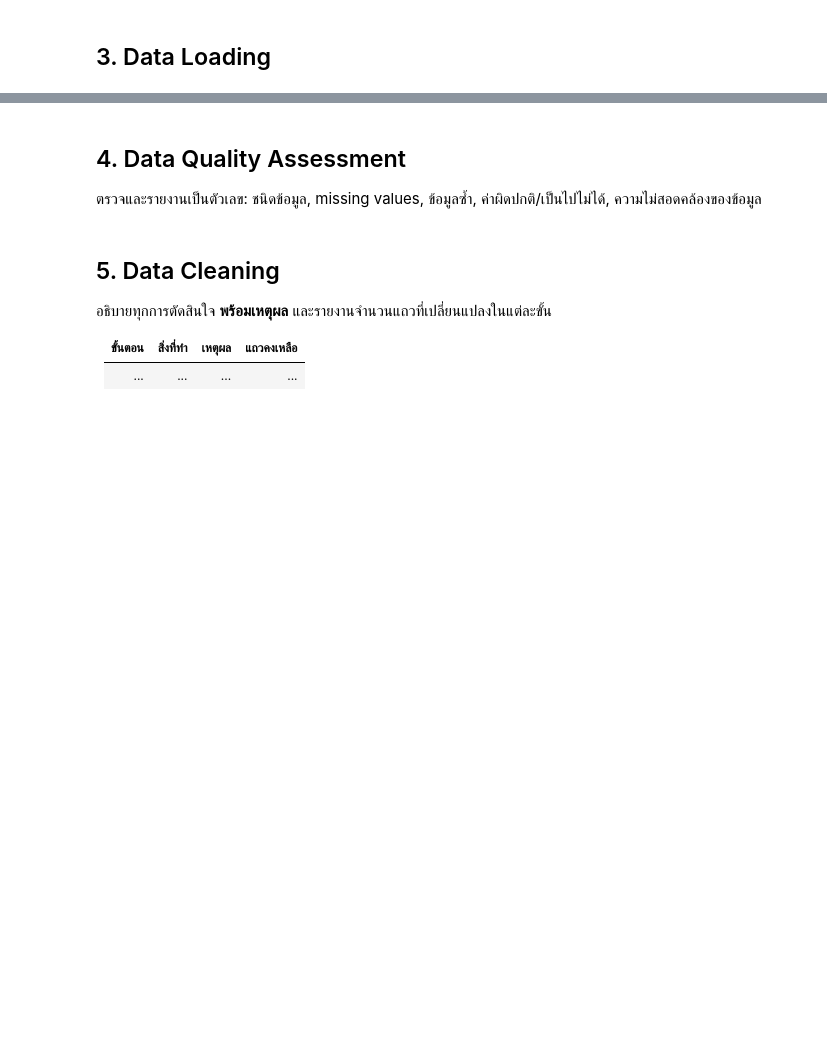
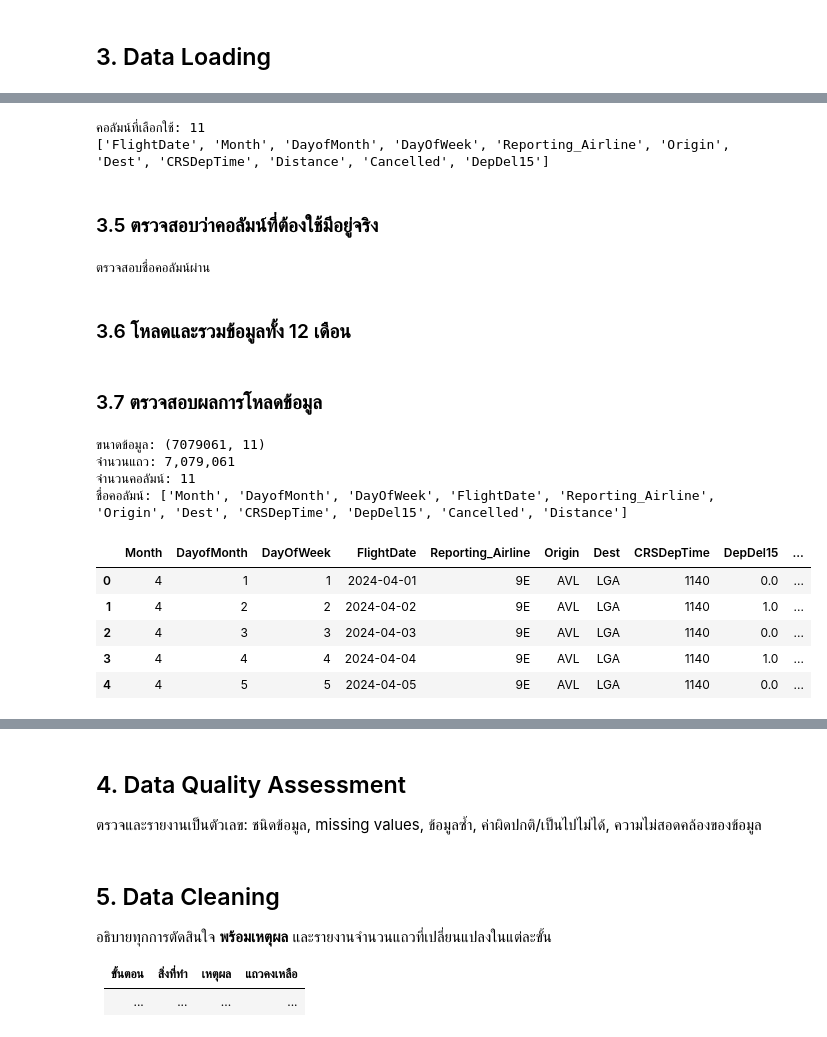
Before and after one commit to prapakronmu/project2_bigdata-G4, a Jupyter notebook: GROUP4_MiniProject_Part2_BigData_ML.ipynb, the cells around one changed output, grey strips where cells are left out. Drawn from its saved outputs; the diff is of its cells as text; code cells hidden in the pictures; blank space fills up the shorter version.

```diff
--- a/GROUP4_MiniProject_Part2_BigData_ML.ipynb
+++ b/GROUP4_MiniProject_Part2_BigData_ML.ipynb
@@ -96,0 +192,73 @@ Dowload : https://www.transtats.bts.gov/DL_SelectFields.aspx?QO_fu146_anzr=b0-gv
+# %%
+import pandas as pd
+
+important_columns = [
+    "FlightDate",
+    "Month",
+    "DayofMonth",
+    "DayOfWeek",
+    "Reporting_Airline",
+    "Origin",
+    "Dest",
+    "CRSDepTime",
+    "Distance",
+    "Cancelled",
+    "DepDel15"
+]
+
+print("คอลัมน์ที่เลือกใช้:", len(important_columns))
+print(important_columns)
+# %% [output]
+คอลัมน์ที่เลือกใช้: 11
+['FlightDate', 'Month', 'DayofMonth', 'DayOfWeek', 'Reporting_Airline', 'Origin', 'Dest', 'CRSDepTime', 'Distance', 'Cancelled', 'DepDel15']
+# %% [markdown]
+### 3.5 ตรวจสอบว่าคอลัมน์ที่ต้องใช้มีอยู่จริง
+# %%
+available_columns = pd.read_csv(csv_files[0], nrows=0).columns.tolist()
+missing_columns = [
+    col for col in important_columns
+    if col not in available_columns
+]
+
+if missing_columns:
+    raise ValueError(f"ไม่พบคอลัมน์ที่ต้องใช้: {missing_columns}")
+
+print("ตรวจสอบชื่อคอลัมน์ผ่าน")
+# %% [output]
+ตรวจสอบชื่อคอลัมน์ผ่าน
+# %% [markdown]
+### 3.6 โหลดและรวมข้อมูลทั้ง 12 เดือน
+# %%
+df_list = []
+
+for file in csv_files:
+    month_df = pd.read_csv(
+        file,
+        usecols=important_columns,
+        low_memory=False
+    )
+    df_list.append(month_df)
+
+df_raw = pd.concat(df_list, ignore_index=True)
+# %% [markdown]
+### 3.7 ตรวจสอบผลการโหลดข้อมูล
+# %%
+print("ขนาดข้อมูล:", df_raw.shape)
+print("จำนวนแถว:", f"{len(df_raw):,}")
+print("จำนวนคอลัมน์:", len(df_raw.columns))
+print("ชื่อคอลัมน์:", df_raw.columns.tolist())
+
+assert len(df_raw) >= 1_000_000, "ข้อมูลต้องมีอย่างน้อย 1,000,000 แถว"
+
+display(df_raw.head())
+# %% [output]
+ขนาดข้อมูล: (7079061, 11)
+จำนวนแถว: 7,079,061
+จำนวนคอลัมน์: 11
+ชื่อคอลัมน์: ['Month', 'DayofMonth', 'DayOfWeek', 'FlightDate', 'Reporting_Airline', 'Origin', 'Dest', 'CRSDepTime', 'DepDel15', 'Cancelled', 'Distance']
+|  | Month | DayofMonth | DayOfWeek | FlightDate | Reporting_Airline | Origin | Dest | CRSDepTime | DepDel15 | ... |
+| 0 | 4 | 1 | 1 | 2024-04-01 | 9E | AVL | LGA | 1140 | 0.0 | ... |
+| 1 | 4 | 2 | 2 | 2024-04-02 | 9E | AVL | LGA | 1140 | 1.0 | ... |
+| 2 | 4 | 3 | 3 | 2024-04-03 | 9E | AVL | LGA | 1140 | 0.0 | ... |
+| 3 | 4 | 4 | 4 | 2024-04-04 | 9E | AVL | LGA | 1140 | 1.0 | ... |
+| 4 | 4 | 5 | 5 | 2024-04-05 | 9E | AVL | LGA | 1140 | 0.0 | ... |
```
Also changed, not shown: parts of 18 cells of this notebook.
